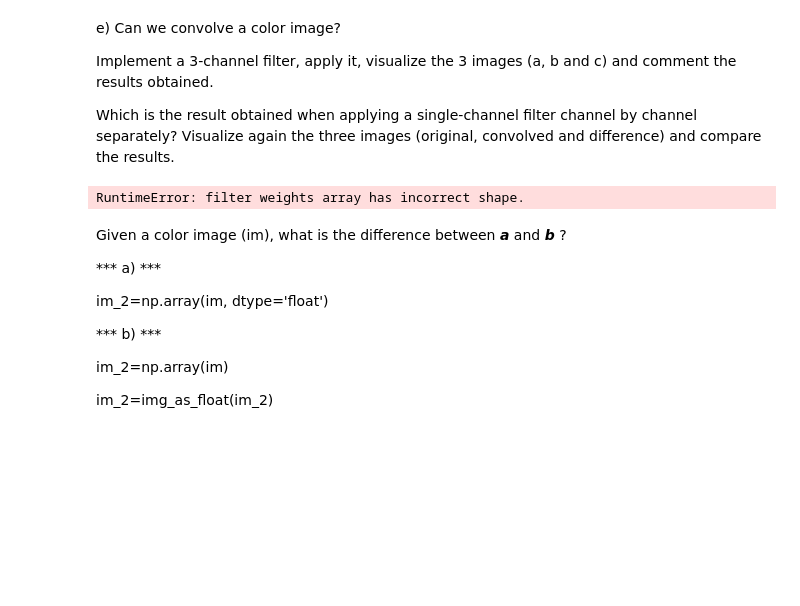
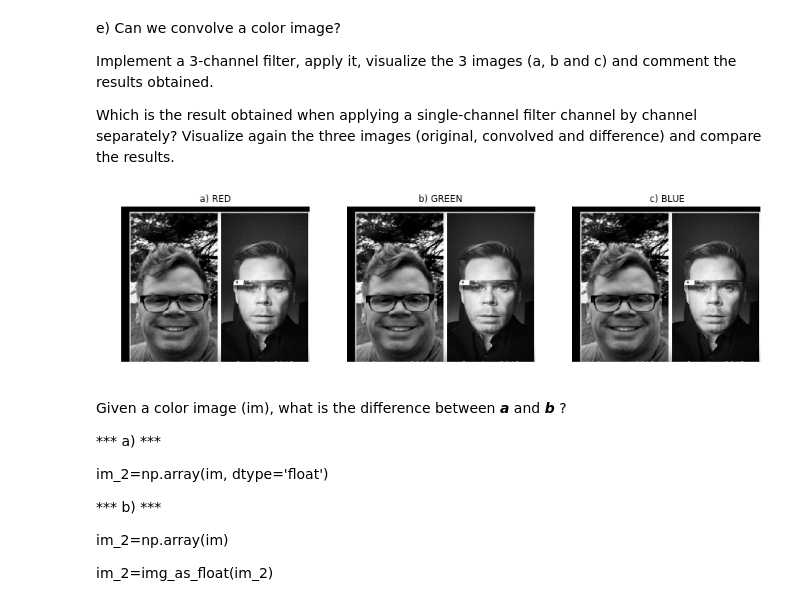
Before and after one commit to thefogui/Practica2Va, a Jupyter notebook: p2.ipynb, the cells around one changed output. Cells and saved outputs as stored; diff of their text form; code cells hidden in the pictures; blank space fills up the shorter version.

```diff
--- a/p2.ipynb
+++ b/p2.ipynb
@@ -170,23 +169,17 @@ Which is the result obtained when applying a single-channel filter channel by ch
 # %%
 mask_h1d=[1,1,1,1,1,1,1,1,1,1,1,1,1,1,1]
 face = rgb2gray(rgba2rgb(io.imread('images/face.png')))
-h = ndimage.convolve(face, [mask_h1d])
-
-imgs = [face, h, r]
-titles = ["a) 'Original image'", " b) 'Convolved image' ", " c) 'Difference with the original "]
+titles = ["a) RED", " b) GREEN ", " c) BLUE"]
 fig, axs = plt.subplots(nrows=1, ncols=3, figsize=(15, 5))
 for i, ax in zip(range(3), axs):
+    tmp_img = face[...,]
+    h = ndimage.convolve(tmp_img, [mask_h1d])
     ax.set_title(titles[i])
     ax.set_axis_off()
-
-    for j in range(3):
-        tmp_img = imgs[i][..., j]
-        h = ndimage.convolve(tmp_img[i], mask_h1d)
-    ax.imshow(tmp_img[i], cmap="gray")
-plt.imshow(h, cmap="gray")
+    ax.imshow(tmp_img, cmap="gray")
 plt.show()
 # %% [output]
-RuntimeError: filter weights array has incorrect shape.
+[figure, added]
 # %% [markdown]
 Given a color image (im), what is the difference between ***a*** and ***b*** ?
 
```
Also changed, not shown: parts of 13 cells of this notebook.
